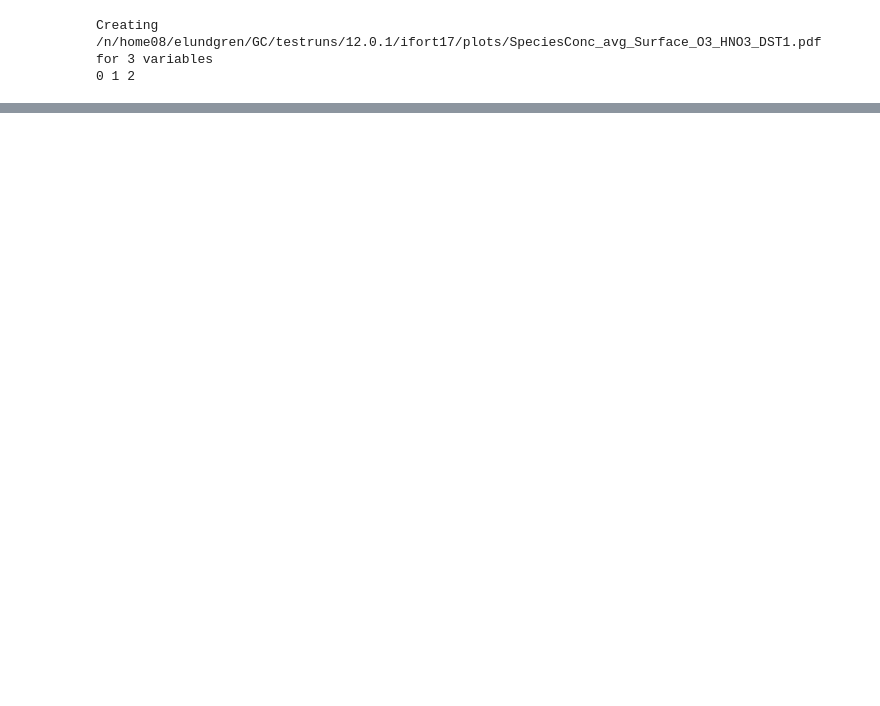
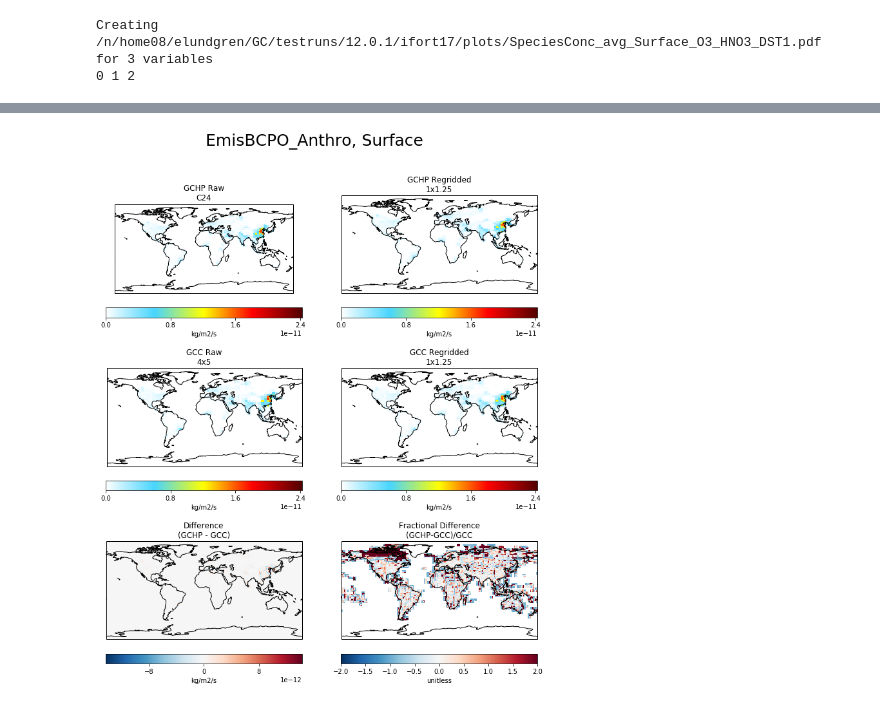
Before and after one commit to lizziel/geoschem_data_visualization, a Jupyter notebook: gchp_vs_gcc_comparison.ipynb, the cells around one changed output, grey strips where cells are left out. Drawn from its saved outputs; the diff is of its cells as text; code cells hidden in the pictures; blank space fills up the shorter version.

```diff
--- a/gchp_vs_gcc_comparison.ipynb
+++ b/gchp_vs_gcc_comparison.ipynb
@@ -750,0 +738,12 @@ Creating /n/home08/elundgren/GC/testruns/12.0.1/ifort17/plots/SpeciesConc_avg_Su
+# %%
+gcc_collection = 'Emissions'
+gcc_day = '20160701'
+gcc_time='0000'
+
+gchp_collection = 'Emissions'
+gchp_day = '20160701'
+gchp_time='0030'
+
+gcc_spc = get_gcc_filepath(gccdatadir, gcc_collection, gcc_day, gcc_time)
+gchp_spc = get_gchp_filepath(gchpdatadir, gchp_collection, gchp_day, gchp_time)
+check_paths(gcc_spc, gchp_spc)
@@ -750,0 +753,4 @@ Creating /n/home08/elundgren/GC/testruns/12.0.1/ifort17/plots/SpeciesConc_avg_Su
+# %%
+ds_gcc = xr.open_dataset(gcc_spc)
+ds_gchp = xr.open_dataset(gchp_spc)
+[commonvars, commonvars2D, commonvars3D] = compare_varnames(ds_gcc, ds_gchp)
@@ -750,0 +775,6 @@ Creating /n/home08/elundgren/GC/testruns/12.0.1/ifort17/plots/SpeciesConc_avg_Su
+# %%
+varname='EmisBCPO_Anthro'
+# %%
+compare_single_level(ds_gcc, ds_gchp, varlist=[varname], weightsdir=weightsdir, flip_vert=True)
+# %% [output]
+[figure, added]
```
Also changed, not shown: parts of 24 cells of this notebook.
